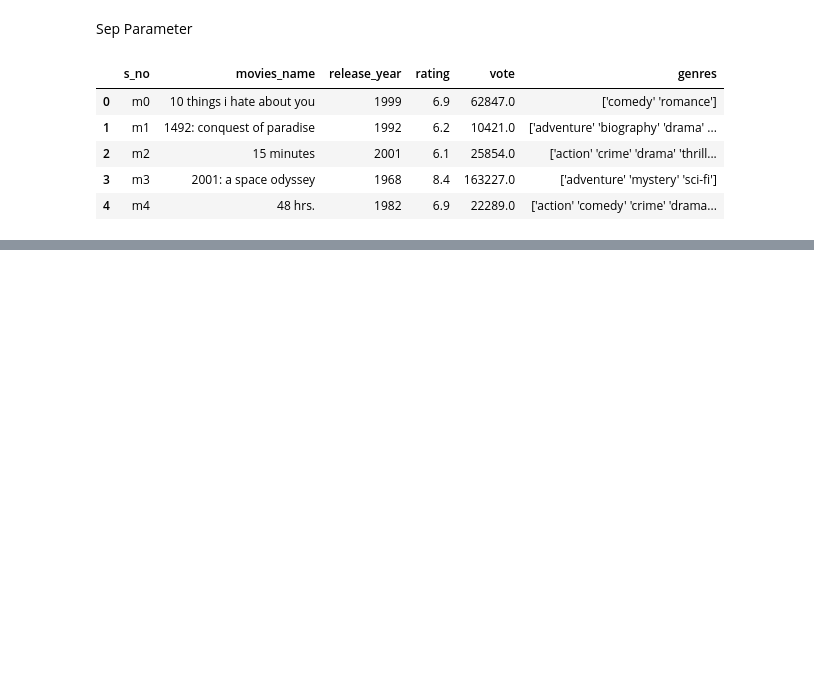
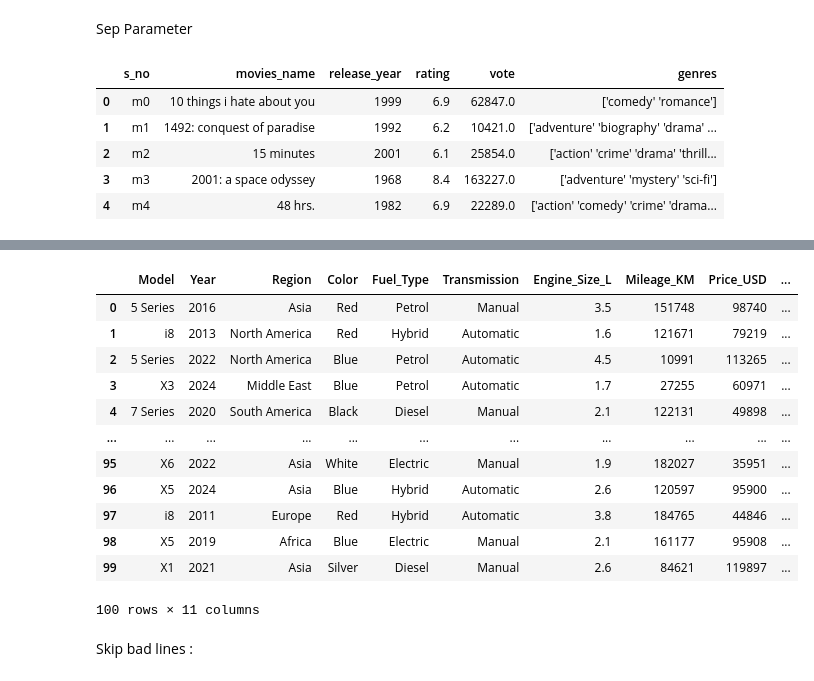
Before and after one commit to piyush-sm-08/ML_journey, a Jupyter notebook: Notebooks/Data_Gathering/load_csv.ipynb, the cells around one changed output, grey strips where cells are left out. Drawn from its saved outputs; the diff is of its cells as text; code cells hidden in the pictures; blank space fills up the shorter version.

```diff
--- a/Notebooks/Data_Gathering/load_csv.ipynb
+++ b/Notebooks/Data_Gathering/load_csv.ipynb
@@ -45,0 +101,18 @@ df.head()
+# %%
+pd.read_csv('csv_file/bmw_sales.csv',nrows=100)
+# %% [output]
+|  | Model | Year | Region | Color | Fuel_Type | Transmission | Engine_Size_L | Mileage_KM | Price_USD | ... |
+| 0 | 5 Series | 2016 | Asia | Red | Petrol | Manual | 3.5 | 151748 | 98740 | ... |
+| 1 | i8 | 2013 | North America | Red | Hybrid | Automatic | 1.6 | 121671 | 79219 | ... |
+| 2 | 5 Series | 2022 | North America | Blue | Petrol | Automatic | 4.5 | 10991 | 113265 | ... |
+| 3 | X3 | 2024 | Middle East | Blue | Petrol | Automatic | 1.7 | 27255 | 60971 | ... |
+| 4 | 7 Series | 2020 | South America | Black | Diesel | Manual | 2.1 | 122131 | 49898 | ... |
+| ... | ... | ... | ... | ... | ... | ... | ... | ... | ... | ... |
+| 95 | X6 | 2022 | Asia | White | Electric | Manual | 1.9 | 182027 | 35951 | ... |
+| 96 | X5 | 2024 | Asia | Blue | Hybrid | Automatic | 2.6 | 120597 | 95900 | ... |
+| 97 | i8 | 2011 | Europe | Red | Hybrid | Automatic | 3.8 | 184765 | 44846 | ... |
+| 98 | X5 | 2019 | Africa | Blue | Electric | Manual | 2.1 | 161177 | 95908 | ... |
+| 99 | X1 | 2021 | Asia | Silver | Diesel | Manual | 2.6 | 84621 | 119897 | ... |
+100 rows × 11 columns
+# %% [markdown]
+Skip bad lines :
```
Also changed, not shown: parts of 23 cells of this notebook, 2 other files.
